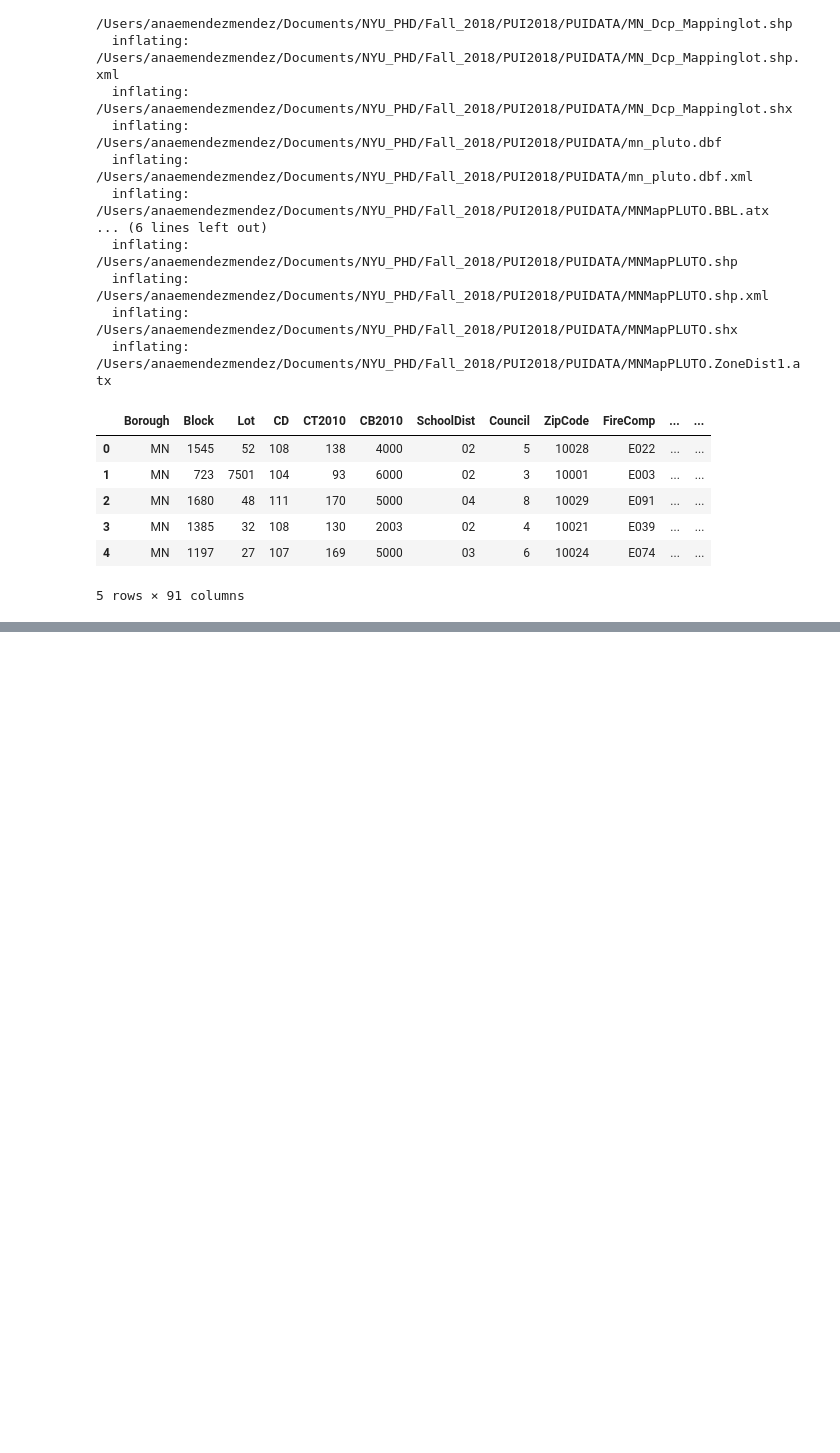
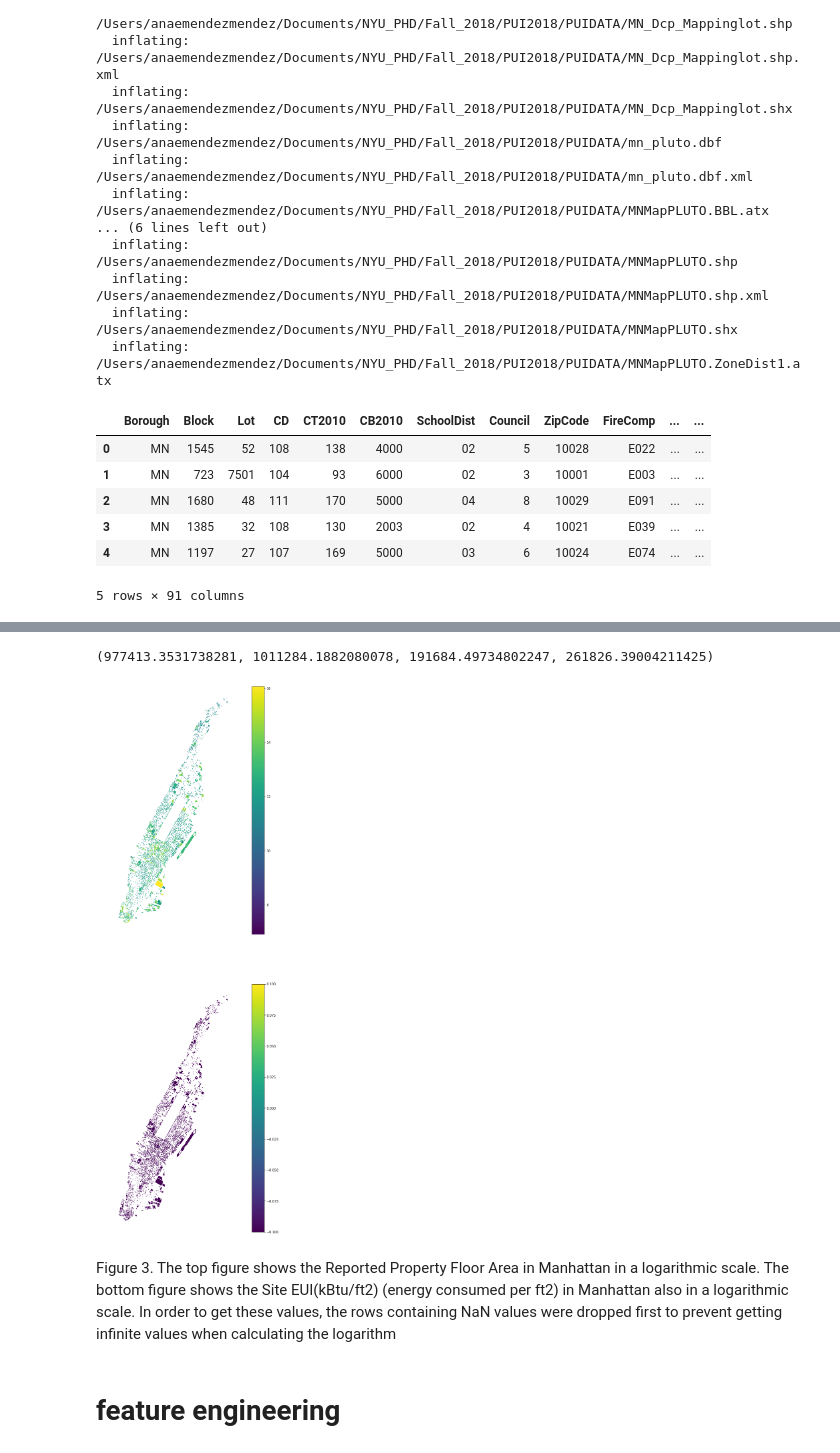
Before and after one commit to anaelisa24/PUI2018_amm1209, a Jupyter notebook: HW10_amm1209/Assignment 2.ipynb, the cells around one changed output, grey strips where cells are left out. Drawn from its saved outputs; the diff is of its cells as text; code cells hidden in the pictures; blank space fills up the shorter version.

```diff
--- a/HW10_amm1209/Assignment 2.ipynb
+++ b/HW10_amm1209/Assignment 2.ipynb
@@ -90,0 +131,2 @@ sfig = pd.scatter_matrix(energy, s=30, figsize=(10, 10), diagonal='kde')
+# %%
+energy['Site EUI(kBtu/ft2)'] = pd.to_numeric(energy['Site EUI(kBtu/ft2)'], errors='coerc')
@@ -90,0 +243,2 @@ sfig = pd.scatter_matrix(energy, s=30, figsize=(10, 10), diagonal='kde')
+# %%
+bblnrgdataGPD = building_size.merge(energy, right_on="BBL", left_on="BBL")
@@ -90,0 +278,2 @@ sfig = pd.scatter_matrix(energy, s=30, figsize=(10, 10), diagonal='kde')
+# %%
+bblnrgdataGPD.dropna(axis=0, inplace=True, subset=['Reported Property Floor Area (Building(s)) (ft²)', 'Site EUI(kBtu/ft2)'])
@@ -90,0 +289,3 @@ sfig = pd.scatter_matrix(energy, s=30, figsize=(10, 10), diagonal='kde')
+# %%
+bblnrgdataGPD['logarea'] = np.log(bblnrgdataGPD['Reported Property Floor Area (Building(s)) (ft²)'])
+bblnrgdataGPD['lognrg'] = np.log(bblnrgdataGPD['Site EUI(kBtu/ft2)'])
@@ -90,0 +301,16 @@ sfig = pd.scatter_matrix(energy, s=30, figsize=(10, 10), diagonal='kde')
+# %%
+fig = pl.figure(figsize=(20,30))
+ax = fig.add_subplot(211)
+bblnrgdataGPD.plot("logarea", ax=ax, cmap="viridis", legend=True)
+ax.axis('off')
+
+ax = fig.add_subplot(212)
+bblnrgdataGPD.plot("lognrg", ax=ax, cmap="viridis", legend=True)
+ax.axis('off')
+# %% [output]
+(977413.3531738281, 1011284.1882080078, 191684.49734802247, 261826.39004211425)
+[figure, added]
+# %% [markdown]
+Figure 3. The top figure shows the Reported Property Floor Area in Manhattan in a logarithmic scale. The bottom figure shows the Site EUI(kBtu/ft2) (energy consumed per ft2) in Manhattan also in a logarithmic scale. In order to get these values, the rows containing NaN values were dropped first to prevent getting infinite values when calculating the logarithm
+# %% [markdown]
+# feature engineering
```
Also changed, not shown: parts of 35 cells of this notebook.
